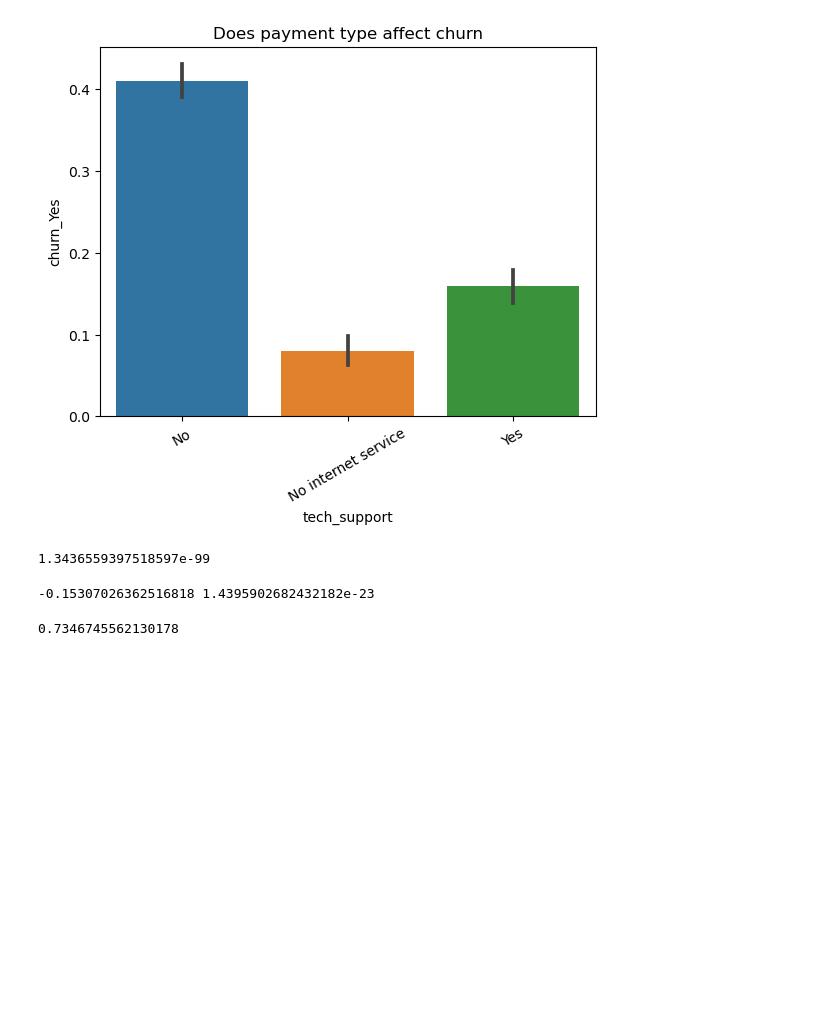
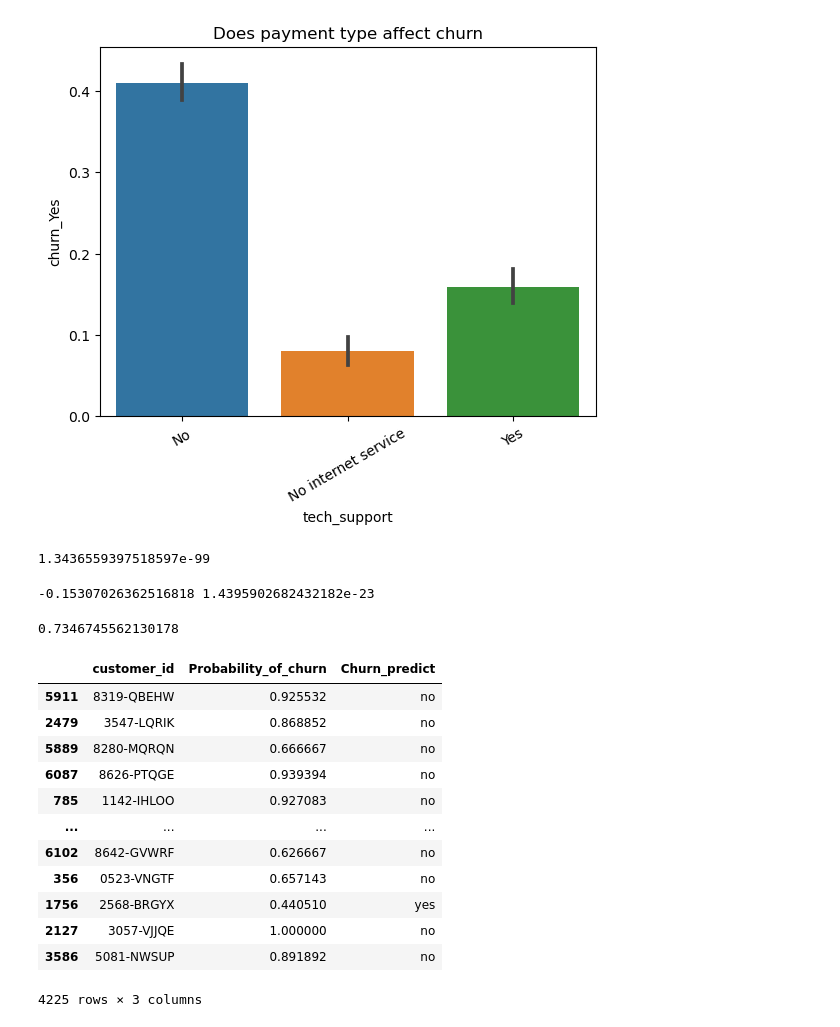
Before and after one commit to Divante222/project_1_telco_churn, a Jupyter notebook: non_final_notebook.ipynb, the cells around one changed output. Saved outputs shown, nothing was run; the diff lists cells and outputs as text; code cells hidden in the pictures; blank space fills up the shorter version.

```diff
--- a/non_final_notebook.ipynb
+++ b/non_final_notebook.ipynb
@@ -135,3 +138,49 @@ train['baseline'] = 0
 (train.baseline == train.churn_Yes).mean()
 # %% [output]
 0.7346745562130178
+# %%
+X_train = train.loc[:, ['tech_support_Yes','device_protection_Yes','contract_type_Two year','contract_type_One year','payment_type_Credit_card','payment_type_Electronic_check','payment_type_Mailed_check']]
+X_validate = validate.loc[:, ['tech_support_Yes','device_protection_Yes','contract_type_Two year','contract_type_One year','payment_type_Credit_card','payment_type_Electronic_check','payment_type_Mailed_check']]
+X_test = validate.loc[:, ['tech_support_Yes','device_protection_Yes','contract_type_Two year','contract_type_One year','payment_type_Credit_card','payment_type_Electronic_check','payment_type_Mailed_check']]
+
+y_train = train.churn_Yes.astype('int')
+y_validate = validate.churn_Yes.astype('int')
+y_test = test.churn_Yes.astype('int')
+
+tree = DecisionTreeClassifier(random_state = 123)
+tree.fit(X_train, y_train)
+
+
+
+the_percentages = []
+churn_predict = []
+
+for i in tree.predict_proba(X_test):
+    the_percentages.append(i[0])
+    if i[0] > .5:
+        churn_predict.append('no')
+    else:
+        churn_predict.append('yes')
+
+
+the_csv_dataframe = pd.DataFrame({'customer_id':test.customer_id,
+                                  'Probability_of_churn':the_percentages,
+                                  'Churn_predict':churn_predict
+                                 })
+the_csv_dataframe.to_csv('Churn_Predictions.csv')
+
+the_csv_dataframe
+# %% [output]
+|  | customer_id | Probability_of_churn | Churn_predict |
+| 5911 | 8319-QBEHW | 0.925532 | no |
+| 2479 | 3547-LQRIK | 0.868852 | no |
+| 5889 | 8280-MQRQN | 0.666667 | no |
+| 6087 | 8626-PTQGE | 0.939394 | no |
+| 785 | 1142-IHLOO | 0.927083 | no |
+| ... | ... | ... | ... |
+| 6102 | 8642-GVWRF | 0.626667 | no |
+| 356 | 0523-VNGTF | 0.657143 | no |
+| 1756 | 2568-BRGYX | 0.440510 | yes |
+| 2127 | 3057-VJJQE | 1.000000 | no |
+| 3586 | 5081-NWSUP | 0.891892 | no |
+4225 rows × 3 columns
```
Also changed, not shown: parts of 3 cells of this notebook, 2 other files.
